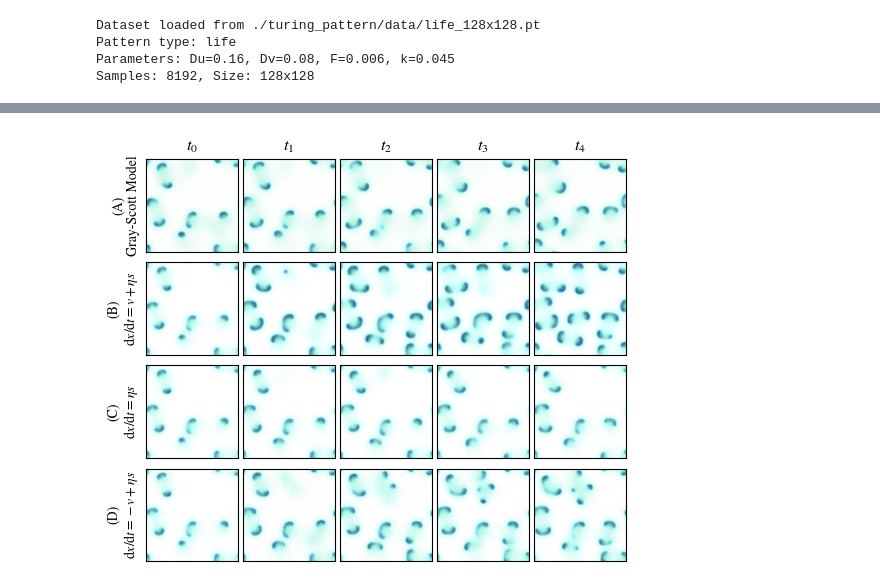
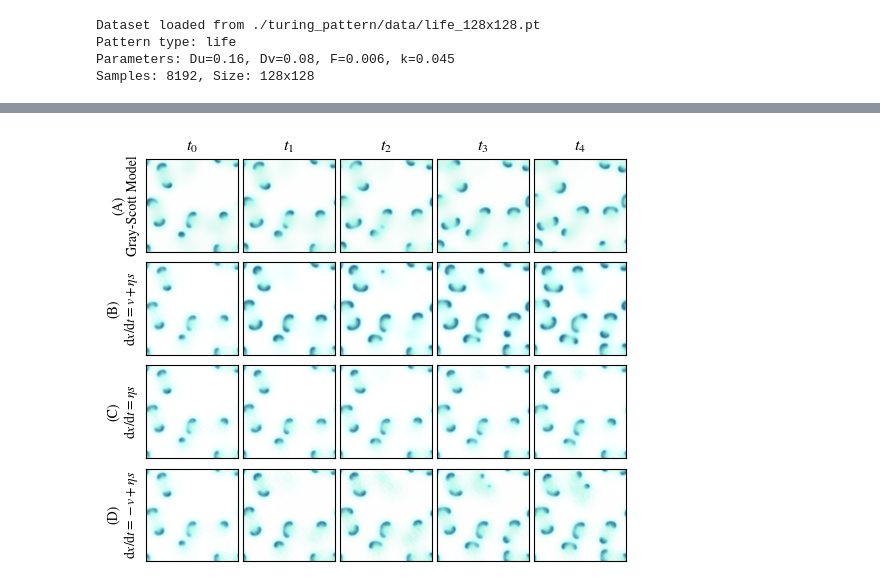
Before and after one commit to Zhangyanbo/pattern_to_dynamics, a Jupyter notebook: 2D_continous/visulizations.ipynb, the cells around one changed output, grey strips where cells are left out. Cells and saved outputs as stored; diff of their text form; code cells hidden in the pictures.

Commit message:
update plot

```diff
--- a/2D_continous/visulizations.ipynb
+++ b/2D_continous/visulizations.ipynb
@@ -232,35 +232,35 @@ plt.figure(figsize=(5.5, 4.6))
 labels = ['(A)\n', '(B)\n', '(C)\n', '(D)\n']
 
 # plot the ground-truth
 for i, t in enumerate([0, 50, 100, 150, 200]):
     plt.subplot(4, 5, i + 1)
     plotter.plot(trace_true[t], name=name)
     plt.xticks([]); plt.yticks([])
     plt.title(f"$t_{i}$")
     if i == 0:
         plt.ylabel(labels[0] + "Gray-Scott Model")
 
 # Plot the simulations
 
 for i, ((dt, eta, v_factor), (trace, trace_pred)) in enumerate(results.items()):
-    for j, t in enumerate([400 * k for k in range(5)]):
+    for j, t in enumerate([200 * k for k in range(5)]):
         plt.subplot(4, 5, i * 5 + j + 6)
         plotter.plot(trace_pred[t], name=name)
         plt.xticks([]); plt.yticks([])
         # plt.title(f"t={t}")
         if j == 0:
             if v_factor == 1.0:
                 plt.ylabel(labels[i+1] + r"$\text{d}x / \text{d}t=v+\eta s$")
             elif v_factor == 0.0:
                 plt.ylabel(labels[i+1] + r"$\text{d}x / \text{d}t=\eta s$")
             elif v_factor == -1.0:
                 plt.ylabel(labels[i+1] + r"$\text{d}x / \text{d}t=-v + \eta s$")
 
 plt.tight_layout()
 plt.subplots_adjust(wspace=0.05, hspace=0.01)
 plt.savefig('./figures/simulation_life.pdf', bbox_inches='tight')
 # %% [output]
-[figure, old version]
+[figure, new version]
 # %%
 import pickle
 
```
Also changed, not shown: parts of 3 cells of this notebook.
